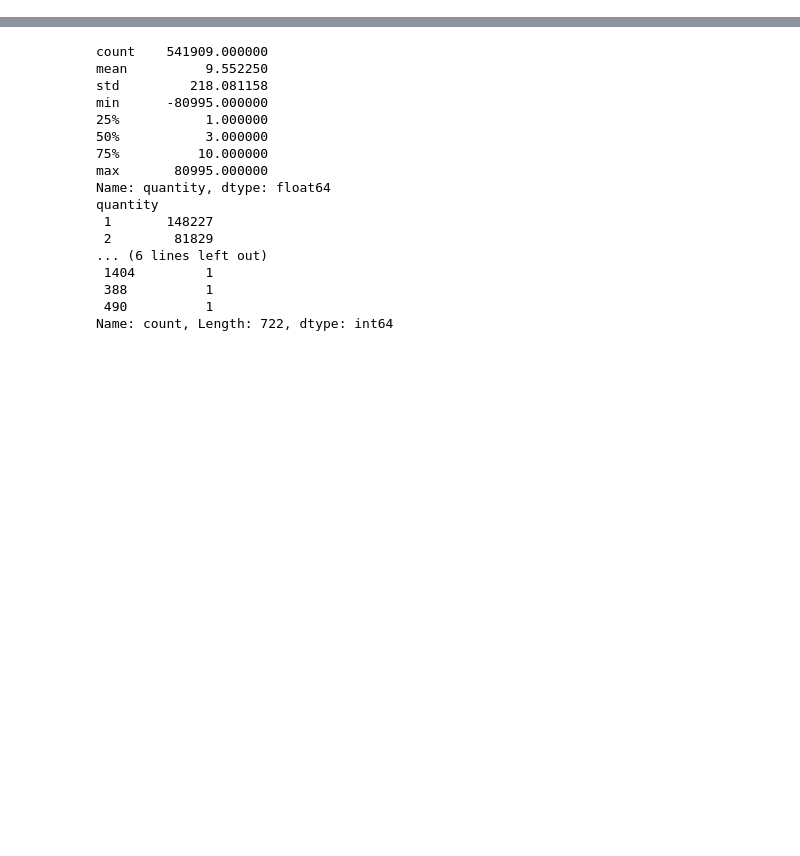
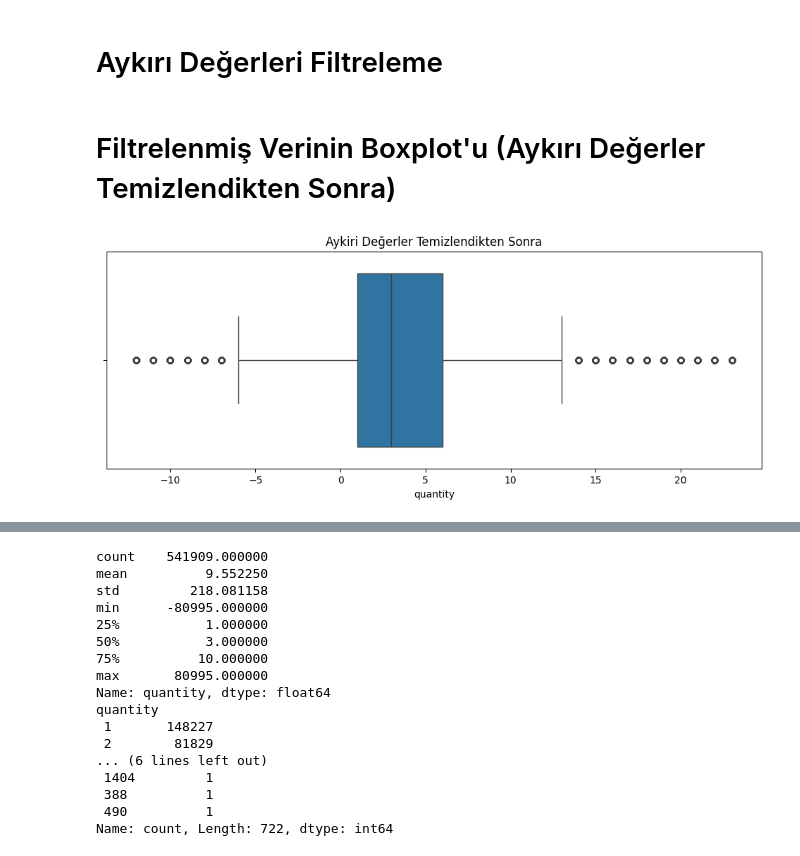
Before and after one commit to karahanmerves/e_commerce_analysis_pipline_project, a Jupyter notebook: src/analyze_data.ipynb, the cells around one changed output, grey strips where cells are left out. Saved outputs shown, nothing was run; the diff lists cells and outputs as text; code cells hidden in the pictures; blank space fills up the shorter version.

```diff
--- a/src/analyze_data.ipynb
+++ b/src/analyze_data.ipynb
@@ -14,0 +108,20 @@ df.head()
+# %% [markdown]
+# Aykırı Değerleri Filtreleme
+# %%
+q1 = df["quantity"].quantile(0.25)
+q3 = df["quantity"].quantile(0.75)
+iqr = q3 - q1
+
+lower_bound = q1 - 1.5 * iqr  # Alt sınır
+upper_bound = q3 + 1.5 * iqr  # Üst sınır
+
+df_filtered = df[(df["quantity"] > lower_bound) & (df["quantity"] < upper_bound)]
+# %% [markdown]
+# Filtrelenmiş Verinin Boxplot'u (Aykırı Değerler Temizlendikten Sonra)
+# %%
+plt.figure(figsize=(12, 4))
+sns.boxplot(x=df_filtered["quantity"])
+plt.title("Aykiri Değerler Temizlendikten Sonra")
+plt.show()
+# %% [output]
+[figure, added]
```
Also changed, not shown: parts of 37 cells of this notebook.
